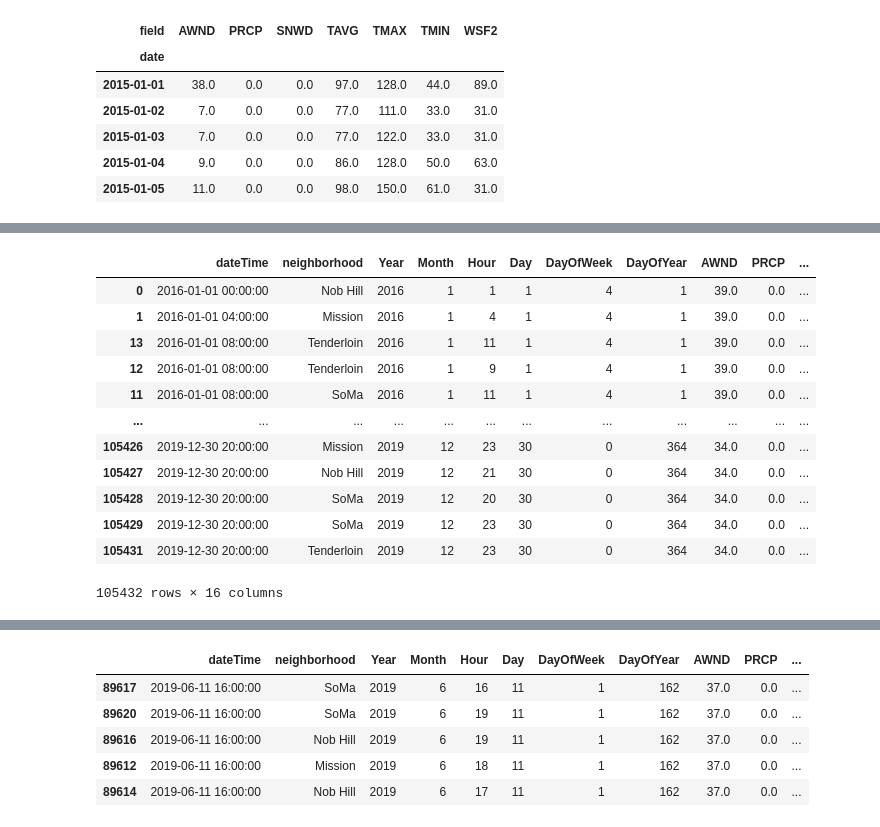
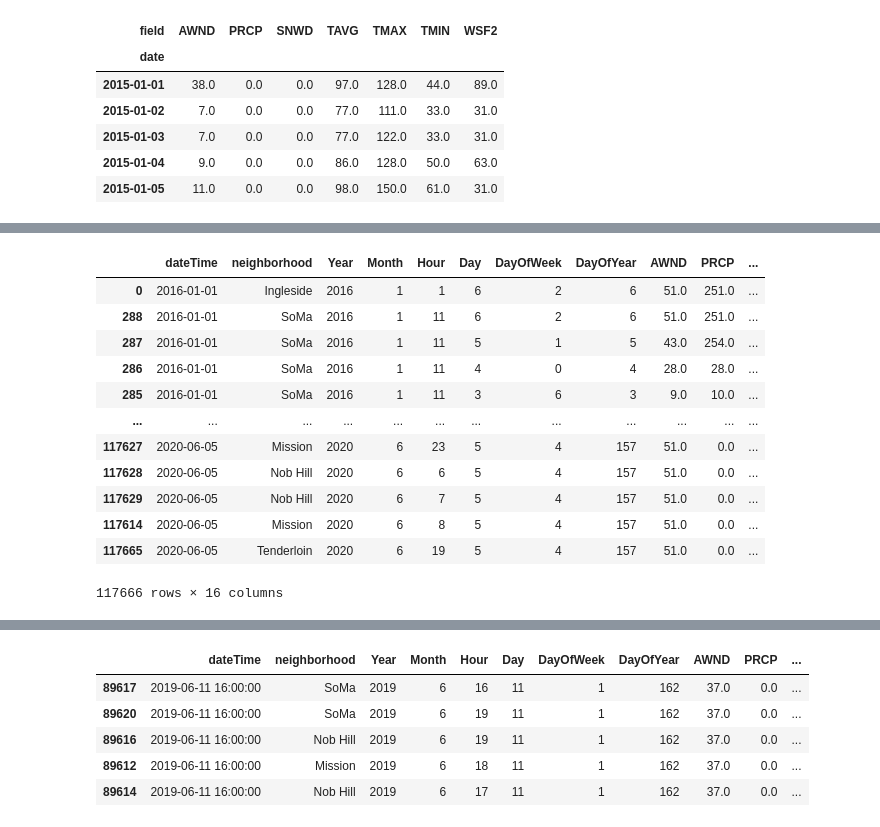
Before and after one commit to beni20/predicting-safety-events-in-us-cities-with-machine-learning, a Jupyter notebook: Milestone-6.ipynb, the cells around one changed output, grey strips where cells are left out. Drawn from its saved outputs; the diff is of its cells as text; code cells hidden in the pictures.

```diff
--- a/Milestone-6.ipynb
+++ b/Milestone-6.ipynb
@@ -44,7 +44,7 @@ mask = (
     (df["dateTime"] >= pd.to_datetime("2015-01-01")) & (df["dateTime"] < pd.to_datetime("2019-12-31"))
 )
 
-df = df[mask]
+#df = df[mask]
 #df.index=df['dateTime']
 
 #df['DayOfWeek']=df["dateTime"].dt.day_name()
@@ -118,43 +118,43 @@ df.tail()
 
 #df = df.drop(['Month', 'Hour', 'Day', 'DayOfWeek', 'requestId', 'dataSubtype', 'source', 'latitude', 'longitude', 'address', 'status', 'subcategory'], axis=1)
 #df.index=df['dateTime']
 #df.drop(['dateTime'])
 
 top_neighborhood = pd.Series(['Mission'
                             ,'SoMa'
                             ,'Tenderloin'
                             ,'Nob Hill'
                             ,'Ingleside'
                            ])
 
 df = df[df['neighborhood'].isin(top_neighborhood)]
 
 agg_func = {'neighborhood': ['count']}
 
 #agg = df.groupby([pd.Grouper(key='dateTime', freq='4h'), 'neighborhood']).agg(agg_func).reset_index()
 
-agg = df.groupby([pd.Grouper(key='dateTime', freq='4h'),
+agg = df.groupby([pd.Grouper(key='dateTime', freq='7D'),
                   'neighborhood', 'Year',
                   'Month', 'Hour', 'Day',
                   'DayOfWeek', 'DayOfYear',
                   'AWND','PRCP','SNWD','TAVG',
                   'TMAX','TMIN','WSF2'])["requestId"].count().reset_index().rename(columns={"requestId": "count"})
 
 
 #df.groupby(["dateTime", "neighborhood"]).agg(agg_func).head()
 #agg.reset_index()
 agg.sort_values("dateTime")
 # %% [output]
 |  | dateTime | neighborhood | Year | Month | Hour | Day | DayOfWeek | DayOfYear | AWND | PRCP | ... |
-| 0 | 2016-01-01 00:00:00 | Nob Hill | 2016 | 1 | 1 | 1 | 4 | 1 | 39.0 | 0.0 | ... |
-| 1 | 2016-01-01 04:00:00 | Mission | 2016 | 1 | 4 | 1 | 4 | 1 | 39.0 | 0.0 | ... |
-| 13 | 2016-01-01 08:00:00 | Tenderloin | 2016 | 1 | 11 | 1 | 4 | 1 | 39.0 | 0.0 | ... |
-| 12 | 2016-01-01 08:00:00 | Tenderloin | 2016 | 1 | 9 | 1 | 4 | 1 | 39.0 | 0.0 | ... |
-| 11 | 2016-01-01 08:00:00 | SoMa | 2016 | 1 | 11 | 1 | 4 | 1 | 39.0 | 0.0 | ... |
+| 0 | 2016-01-01 | Ingleside | 2016 | 1 | 1 | 6 | 2 | 6 | 51.0 | 251.0 | ... |
+| 288 | 2016-01-01 | SoMa | 2016 | 1 | 11 | 6 | 2 | 6 | 51.0 | 251.0 | ... |
+| 287 | 2016-01-01 | SoMa | 2016 | 1 | 11 | 5 | 1 | 5 | 43.0 | 254.0 | ... |
+| 286 | 2016-01-01 | SoMa | 2016 | 1 | 11 | 4 | 0 | 4 | 28.0 | 28.0 | ... |
+| 285 | 2016-01-01 | SoMa | 2016 | 1 | 11 | 3 | 6 | 3 | 9.0 | 10.0 | ... |
 | ... | ... | ... | ... | ... | ... | ... | ... | ... | ... | ... | ... |
-| 105426 | 2019-12-30 20:00:00 | Mission | 2019 | 12 | 23 | 30 | 0 | 364 | 34.0 | 0.0 | ... |
-| 105427 | 2019-12-30 20:00:00 | Nob Hill | 2019 | 12 | 21 | 30 | 0 | 364 | 34.0 | 0.0 | ... |
-| 105428 | 2019-12-30 20:00:00 | SoMa | 2019 | 12 | 20 | 30 | 0 | 364 | 34.0 | 0.0 | ... |
-| 105429 | 2019-12-30 20:00:00 | SoMa | 2019 | 12 | 23 | 30 | 0 | 364 | 34.0 | 0.0 | ... |
-| 105431 | 2019-12-30 20:00:00 | Tenderloin | 2019 | 12 | 23 | 30 | 0 | 364 | 34.0 | 0.0 | ... |
+| 117627 | 2020-06-05 | Mission | 2020 | 6 | 23 | 5 | 4 | 157 | 51.0 | 0.0 | ... |
+| 117628 | 2020-06-05 | Nob Hill | 2020 | 6 | 6 | 5 | 4 | 157 | 51.0 | 0.0 | ... |
+| 117629 | 2020-06-05 | Nob Hill | 2020 | 6 | 7 | 5 | 4 | 157 | 51.0 | 0.0 | ... |
+| 117614 | 2020-06-05 | Mission | 2020 | 6 | 8 | 5 | 4 | 157 | 51.0 | 0.0 | ... |
+| 117665 | 2020-06-05 | Tenderloin | 2020 | 6 | 19 | 5 | 4 | 157 | 51.0 | 0.0 | ... |
-105432 rows × 16 columns
+117666 rows × 16 columns
```
Also changed, not shown: parts of 4 cells of this notebook.
